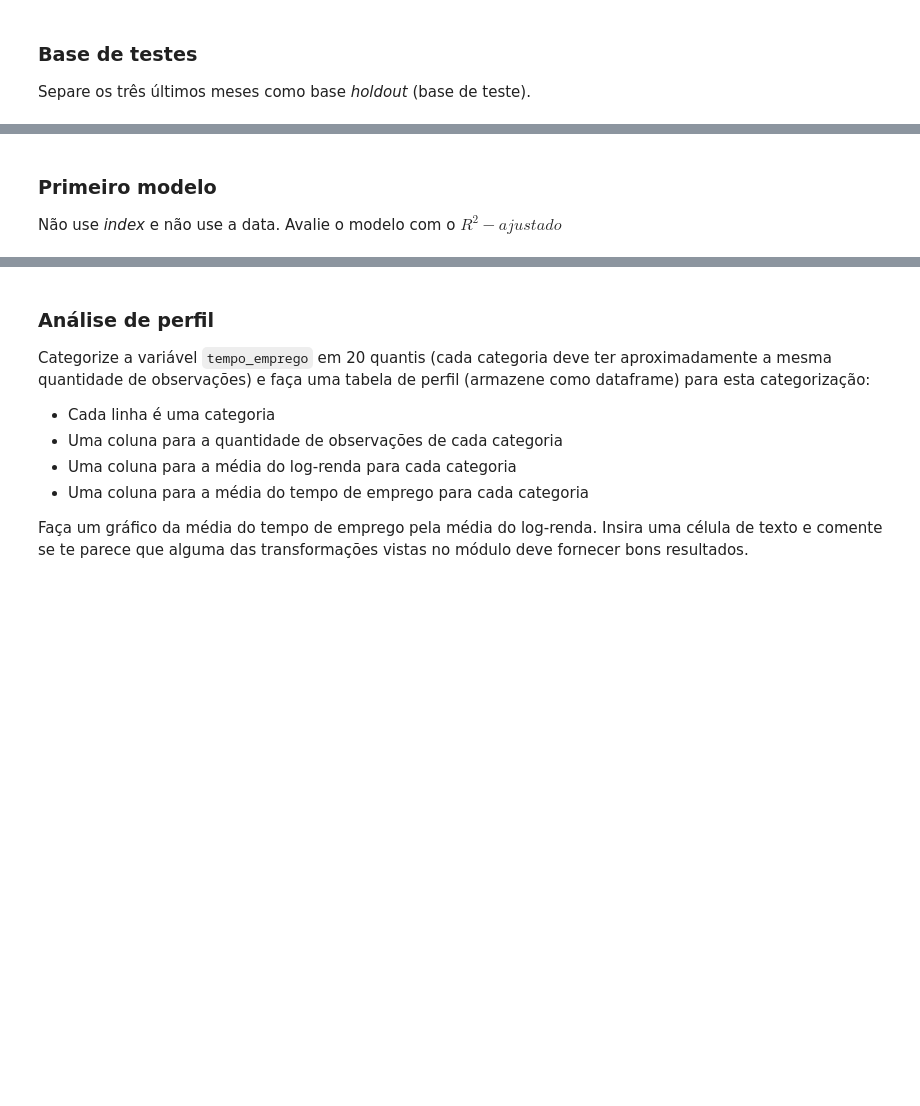
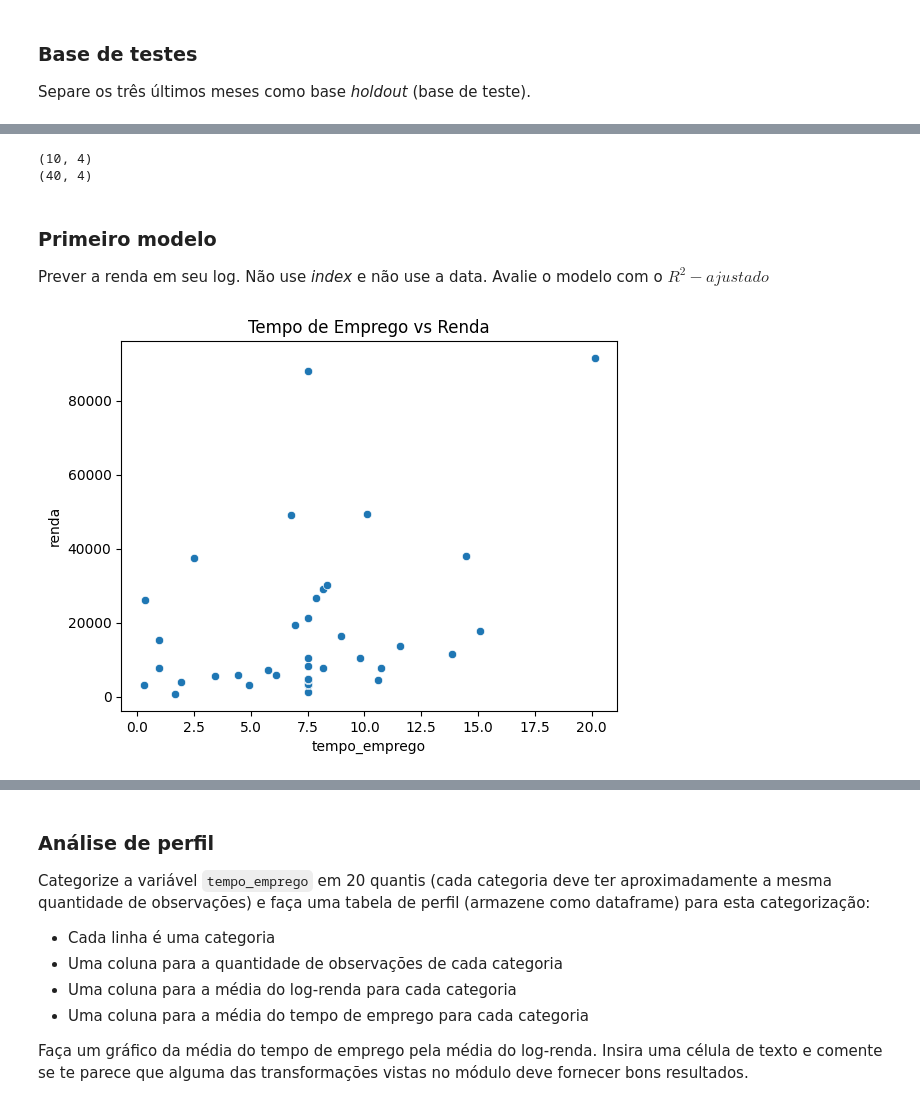
Before and after one commit to gfsilveira/ebac, a Jupyter notebook: 03-Cientista_de_Dados/02-Crisp_DM/34_modulo/mod34_tarefa_resolvido.ipynb, the cells around one changed output, grey strips where cells are left out. Saved outputs shown, nothing was run; the diff lists cells and outputs as text; code cells hidden in the pictures; blank space fills up the shorter version.

```diff
--- a/03-Cientista_de_Dados/02-Crisp_DM/34_modulo/mod34_tarefa_resolvido.ipynb
+++ b/03-Cientista_de_Dados/02-Crisp_DM/34_modulo/mod34_tarefa_resolvido.ipynb
@@ -22,3 +55,7 @@ df.head()
 ## Avalie valores missing e substitua pela média
 
 Neste exercício não vamos nos preocupar com valores *missing*. Substitua-os pela média.
+# %%
+# Copiando a df original apenas as colunas de interesse
+df_copy = df[['tempo_emprego','renda']].sample(50).copy()
+df_copy.info()
@@ -24,0 +82,7 @@ Neste exercício não vamos nos preocupar com valores *missing*. Substitua-os pe
+# %%
+# Substituindo os valores faltantes pela média
+df_copy.fillna({'tempo_emprego': np.mean(df_copy['tempo_emprego'])}, inplace=True)
+df_copy = df_copy.sort_values('renda')
+
+# Verificando missing no tempo de emprego
+df_copy['tempo_emprego'].isna().sum()
@@ -26,3 +92,14 @@ Neste exercício não vamos nos preocupar com valores *missing*. Substitua-os pe
 ### Base de testes
 
 Separe os três últimos meses como base *holdout* (base de teste).
+# %%
+# Resetando o index da df
+df_copy.reset_index(inplace=True)
+
+# Definindo a data_ref como datetime
+df_copy['data_ref'] = pd.to_datetime(df_copy['data_ref'])
+
+# Obtendo o log da renda
+df_copy['renda_log'] = np.log(df_copy['renda'])
+
+df_copy.info()
@@ -29,3 +118,25 @@ Separe os três últimos meses como base *holdout* (base de teste).
+# %%
+# Obtendo o conjunto de teste
+df_copy_test = df_copy[df_copy['data_ref'] <= "2015-04-01"]
+
+# Obtendo o conjunto de treino
+df_copy_train = df_copy[df_copy['data_ref'] > "2015-04-01"]
+
+print(df_copy_test.shape)
+print(df_copy_train.shape)
+# %% [output]
+(10, 4)
+(40, 4)
 # %% [markdown]
 ### Primeiro modelo
- Não use *index* e não use a data. Avalie o modelo com o $R^2-ajustado$
+Prever a renda em seu log. Não use *index* e não use a data. Avalie o modelo com o $R^2-ajustado$
+# %%
+plt.title("Tempo de Emprego vs Renda")
+sns.scatterplot(
+    x="tempo_emprego",
+    y="renda",
+    data=df_copy_train
+)
+plt.show()
+# %% [output]
+[figure, added]
```
Also changed, not shown: parts of 36 cells of this notebook.
